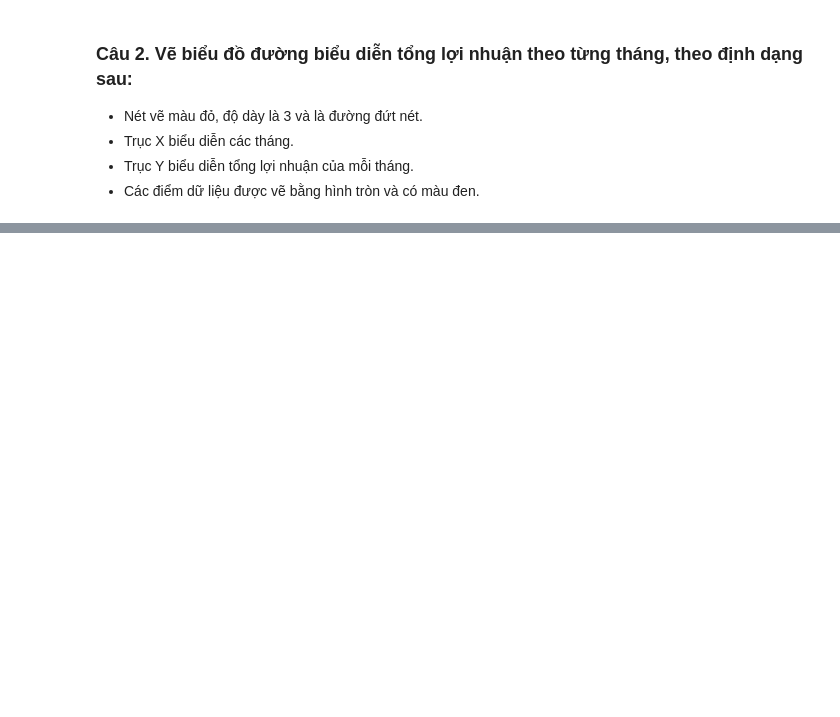
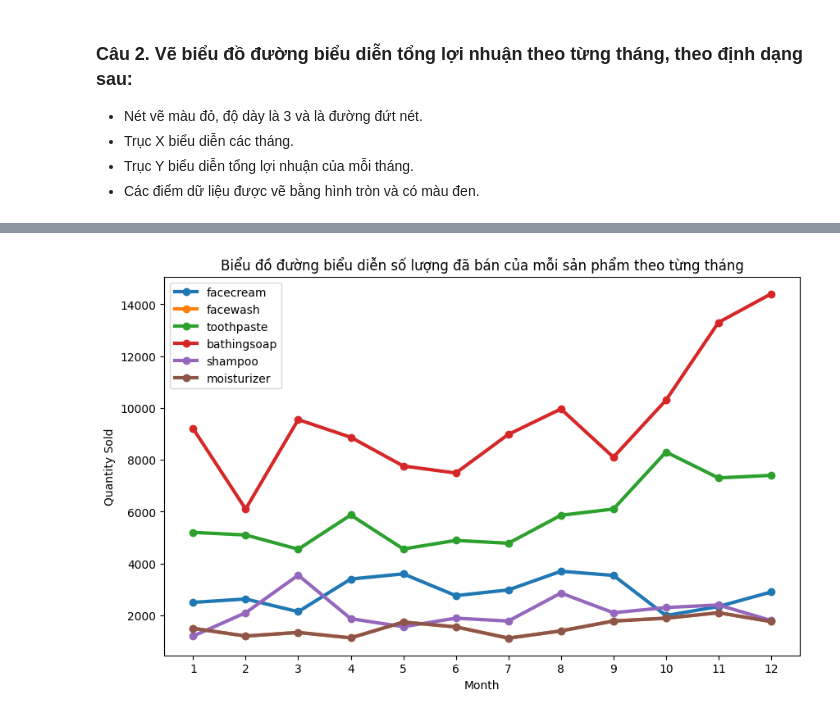
Before and after one commit to phat072/IE229_LAB, a Jupyter notebook: tuan2/BT_lamthem.ipynb, the cells around one changed output, grey strips where cells are left out. Cells and saved outputs as stored; diff of their text form; code cells hidden in the pictures; blank space fills up the shorter version.

```diff
--- a/tuan2/BT_lamthem.ipynb
+++ b/tuan2/BT_lamthem.ipynb
@@ -50,0 +114,29 @@ df
+# %%
+import matplotlib.pyplot as plt
+
+# Set the figure size
+plt.figure(figsize=(10, 6))
+
+product_names = df.columns[1:7] # The first column is 'month'
+
+# Create an array of months from 1 to 12
+months = range(1, 13)
+
+# For each product, draw a line chart
+for product in product_names:
+    monthly_sales = df[product].values
+    plt.plot(months, monthly_sales, linewidth=3, marker='o')
+
+# Set the name for the x-axis and y-axis
+plt.xlabel('Month')
+plt.xticks(months)
+plt.ylabel('Quantity Sold')
+
+# Set the legend in the upper left corner
+plt.legend(product_names, loc='upper left')
+plt.title("Biểu đồ đường biểu diễn số lượng đã bán của mỗi sản phẩm theo từng tháng")
+
+# Display the chart
+plt.show()
+# %% [output]
+[figure, added]
```
Also changed, not shown: parts of 12 cells of this notebook, 1 other file.
